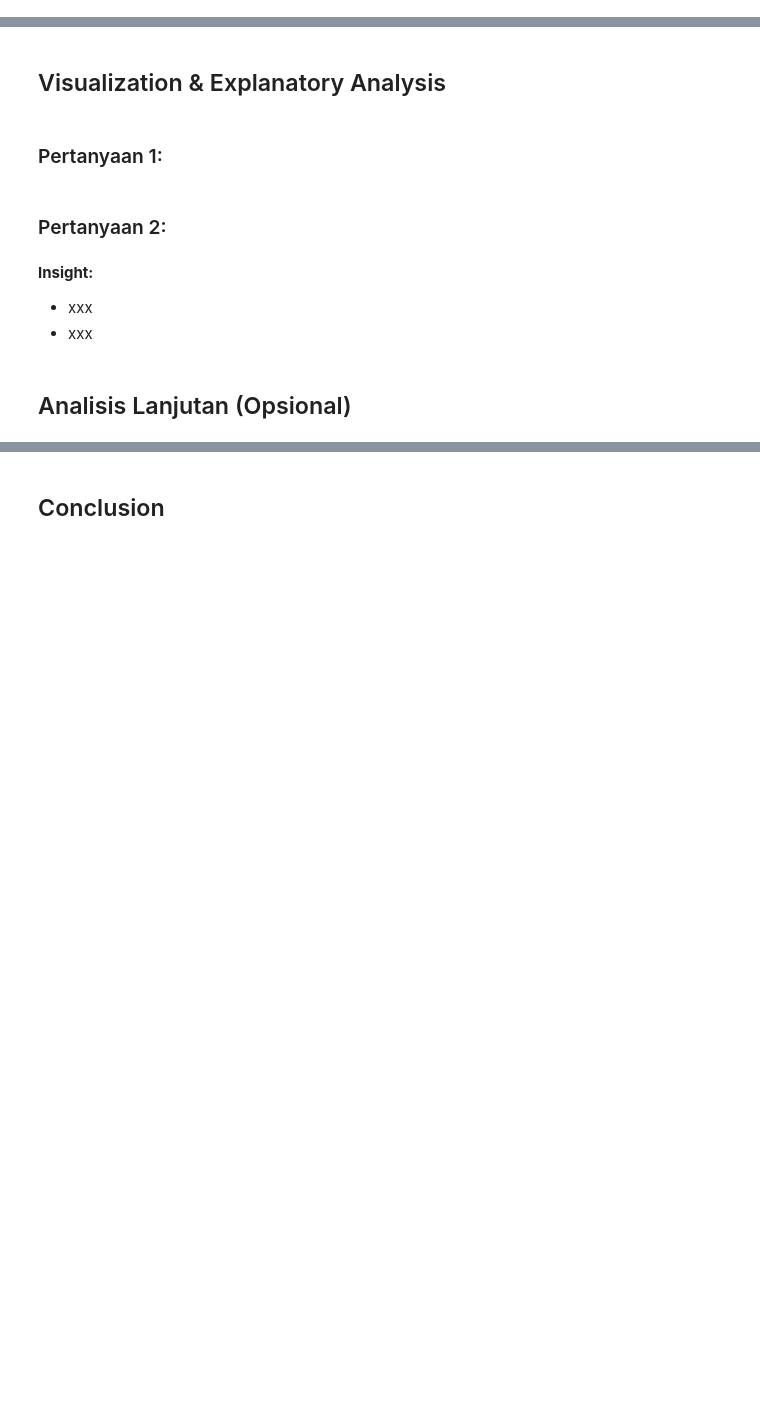
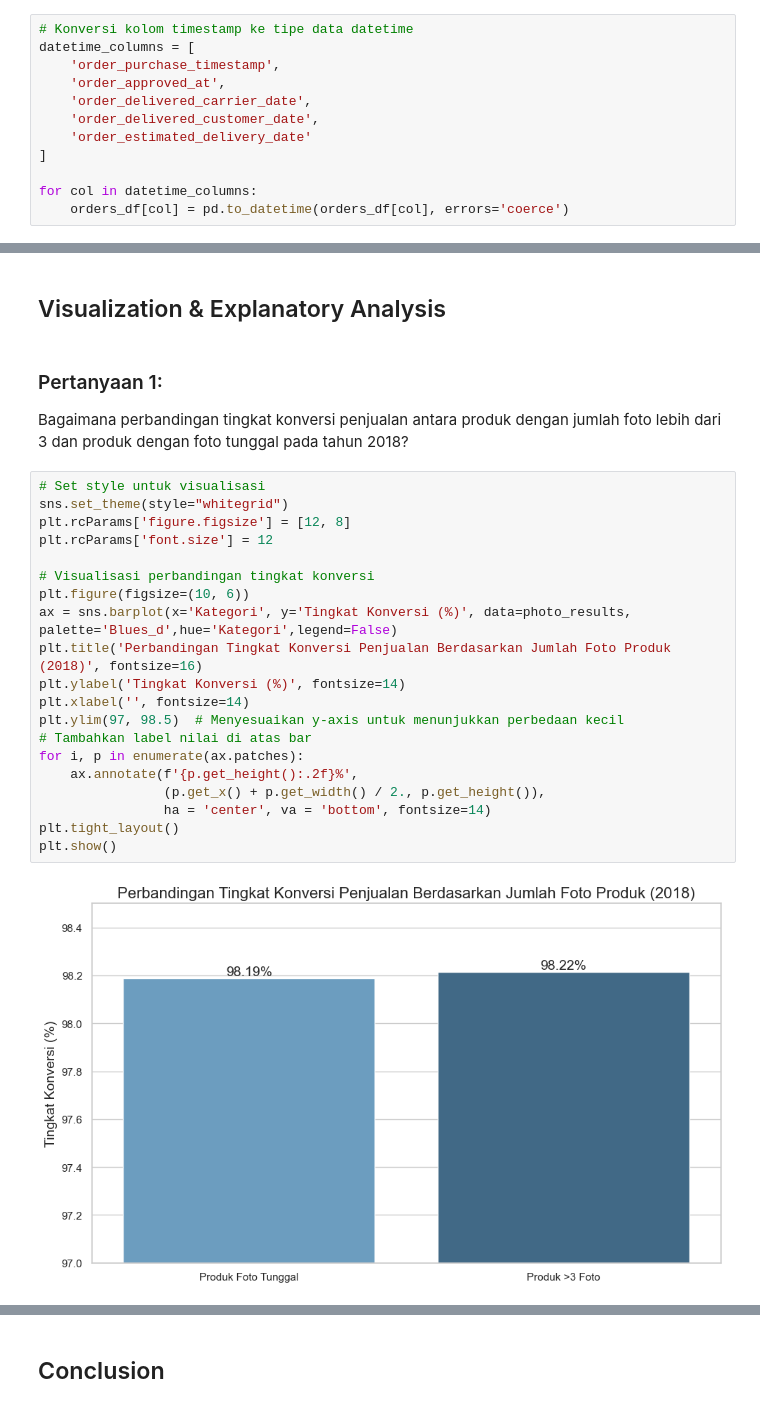
Before and after one commit to Ridwanstbd/submission-belajar-analisis-data-dengan-python, a Jupyter notebook: notebook.ipynb, the cells around one changed output, grey strips where cells are left out. Cells and saved outputs as stored; diff of their text form; blank space fills up the shorter version.

```diff
--- a/notebook.ipynb
+++ b/notebook.ipynb
@@ -571,0 +847,12 @@ eletrodomesticos_2                                       2.333333    2.0
+# %%
+# Konversi kolom timestamp ke tipe data datetime
+datetime_columns = [
+    'order_purchase_timestamp',
+    'order_approved_at',
+    'order_delivered_carrier_date',
+    'order_delivered_customer_date',
+    'order_estimated_delivery_date'
+]
+
+for col in datetime_columns:
+    orders_df[col] = pd.to_datetime(orders_df[col], errors='coerce')
@@ -580,12 +2100,27 @@ eletrodomesticos_2                                       2.333333    2.0
 # %% [markdown]
 ## Visualization & Explanatory Analysis
-# %% [markdown]
-### Pertanyaan 1:
-# %% [markdown]
-### Pertanyaan 2:
-# %% [markdown]
-**Insight:**
-- xxx
-- xxx
-# %% [markdown]
-## Analisis Lanjutan (Opsional)
+# %% [markdown]
+### Pertanyaan 1:
+Bagaimana perbandingan tingkat konversi penjualan antara produk dengan jumlah foto lebih dari 3 dan produk dengan foto tunggal pada tahun 2018?
+# %%
+# Set style untuk visualisasi
+sns.set_theme(style="whitegrid")
+plt.rcParams['figure.figsize'] = [12, 8]
+plt.rcParams['font.size'] = 12
+
+# Visualisasi perbandingan tingkat konversi
+plt.figure(figsize=(10, 6))
+ax = sns.barplot(x='Kategori', y='Tingkat Konversi (%)', data=photo_results, palette='Blues_d',hue='Kategori',legend=False)
+plt.title('Perbandingan Tingkat Konversi Penjualan Berdasarkan Jumlah Foto Produk (2018)', fontsize=16)
+plt.ylabel('Tingkat Konversi (%)', fontsize=14)
+plt.xlabel('', fontsize=14)
+plt.ylim(97, 98.5)  # Menyesuaikan y-axis untuk menunjukkan perbedaan kecil
+# Tambahkan label nilai di atas bar
+for i, p in enumerate(ax.patches):
+    ax.annotate(f'{p.get_height():.2f}%',
+                (p.get_x() + p.get_width() / 2., p.get_height()),
+                ha = 'center', va = 'bottom', fontsize=14)
+plt.tight_layout()
+plt.show()
+# %% [output]
+[figure, added]
```
Also changed, not shown: parts of 85 cells of this notebook, 4 other files.
